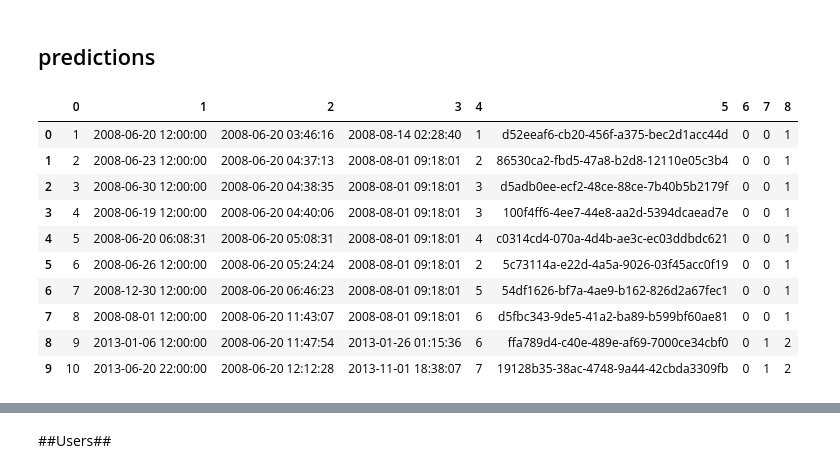
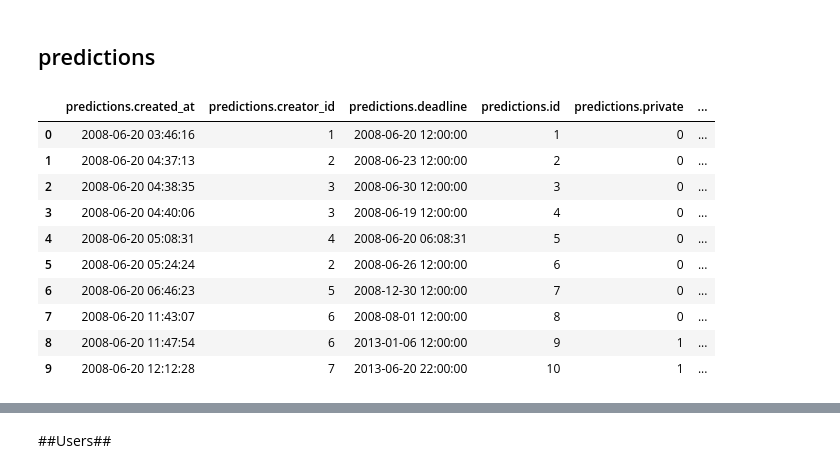
Before and after one commit to notionparallax/GA-DataScience, a Jupyter notebook: Prediction book analysis/PB exploration.ipynb, the cells around one changed output, grey strips where cells are left out. Drawn from its saved outputs; the diff is of its cells as text; code cells hidden in the pictures.

```diff
--- a/Prediction book analysis/PB exploration.ipynb
+++ b/Prediction book analysis/PB exploration.ipynb
@@ -91,17 +124,16 @@ queryAsTable("""select * from  mysql.responses""", maxrows=10)
 # %% [markdown]
 ## predictions ##
 # %%
-q = queryAsTable("""select * from  mysql.predictions""", maxrows=10, how=0)
-q
+queryAsTable("""select * from  mysql.predictions""", maxrows=10)
 # %% [output]
-|  | 0 | 1 | 2 | 3 | 4 | 5 | 6 | 7 | 8 |
-| 0 | 1 | 2008-06-20 12:00:00 | 2008-06-20 03:46:16 | 2008-08-14 02:28:40 | 1 | d52eeaf6-cb20-456f-a375-bec2d1acc44d | 0 | 0 | 1 |
-| 1 | 2 | 2008-06-23 12:00:00 | 2008-06-20 04:37:13 | 2008-08-01 09:18:01 | 2 | 86530ca2-fbd5-47a8-b2d8-12110e05c3b4 | 0 | 0 | 1 |
-| 2 | 3 | 2008-06-30 12:00:00 | 2008-06-20 04:38:35 | 2008-08-01 09:18:01 | 3 | d5adb0ee-ecf2-48ce-88ce-7b40b5b2179f | 0 | 0 | 1 |
-| 3 | 4 | 2008-06-19 12:00:00 | 2008-06-20 04:40:06 | 2008-08-01 09:18:01 | 3 | 100f4ff6-4ee7-44e8-aa2d-5394dcaead7e | 0 | 0 | 1 |
-| 4 | 5 | 2008-06-20 06:08:31 | 2008-06-20 05:08:31 | 2008-08-01 09:18:01 | 4 | c0314cd4-070a-4d4b-ae3c-ec03ddbdc621 | 0 | 0 | 1 |
-| 5 | 6 | 2008-06-26 12:00:00 | 2008-06-20 05:24:24 | 2008-08-01 09:18:01 | 2 | 5c73114a-e22d-4a5a-9026-03f45acc0f19 | 0 | 0 | 1 |
-| 6 | 7 | 2008-12-30 12:00:00 | 2008-06-20 06:46:23 | 2008-08-01 09:18:01 | 5 | 54df1626-bf7a-4ae9-b162-826d2a67fec1 | 0 | 0 | 1 |
-| 7 | 8 | 2008-08-01 12:00:00 | 2008-06-20 11:43:07 | 2008-08-01 09:18:01 | 6 | d5fbc343-9de5-41a2-ba89-b599bf60ae81 | 0 | 0 | 1 |
-| 8 | 9 | 2013-01-06 12:00:00 | 2008-06-20 11:47:54 | 2013-01-26 01:15:36 | 6 | ffa789d4-c40e-489e-af69-7000ce34cbf0 | 0 | 1 | 2 |
-| 9 | 10 | 2013-06-20 22:00:00 | 2008-06-20 12:12:28 | 2013-11-01 18:38:07 | 7 | 19128b35-38ac-4748-9a44-42cbda3309fb | 0 | 1 | 2 |
+|  | predictions.created_at | predictions.creator_id | predictions.deadline | predictions.id | predictions.private | ... |
+| 0 | 2008-06-20 03:46:16 | 1 | 2008-06-20 12:00:00 | 1 | 0 | ... |
+| 1 | 2008-06-20 04:37:13 | 2 | 2008-06-23 12:00:00 | 2 | 0 | ... |
+| 2 | 2008-06-20 04:38:35 | 3 | 2008-06-30 12:00:00 | 3 | 0 | ... |
+| 3 | 2008-06-20 04:40:06 | 3 | 2008-06-19 12:00:00 | 4 | 0 | ... |
+| 4 | 2008-06-20 05:08:31 | 4 | 2008-06-20 06:08:31 | 5 | 0 | ... |
+| 5 | 2008-06-20 05:24:24 | 2 | 2008-06-26 12:00:00 | 6 | 0 | ... |
+| 6 | 2008-06-20 06:46:23 | 5 | 2008-12-30 12:00:00 | 7 | 0 | ... |
+| 7 | 2008-06-20 11:43:07 | 6 | 2008-08-01 12:00:00 | 8 | 0 | ... |
+| 8 | 2008-06-20 11:47:54 | 6 | 2013-01-06 12:00:00 | 9 | 1 | ... |
+| 9 | 2008-06-20 12:12:28 | 7 | 2013-06-20 22:00:00 | 10 | 1 | ... |
```
Also changed, not shown: parts of 25 cells of this notebook.
